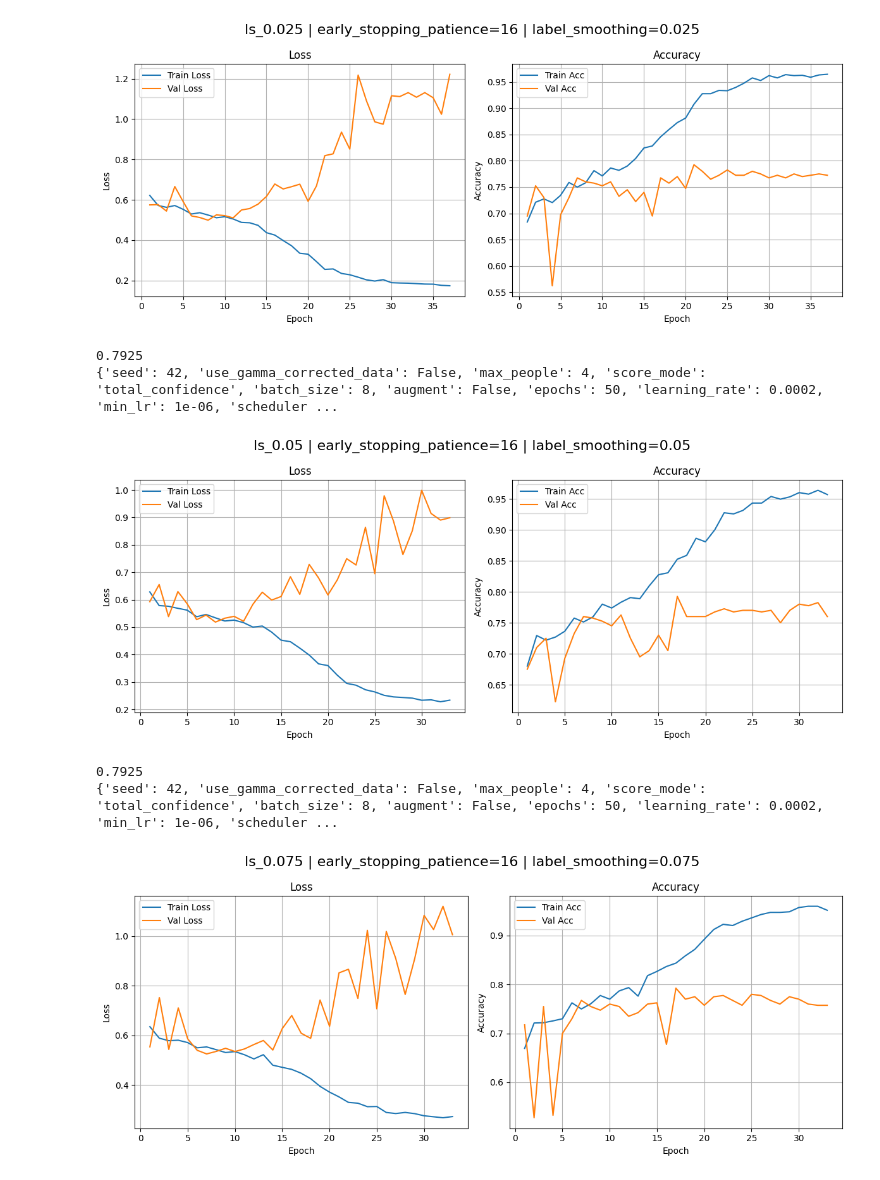
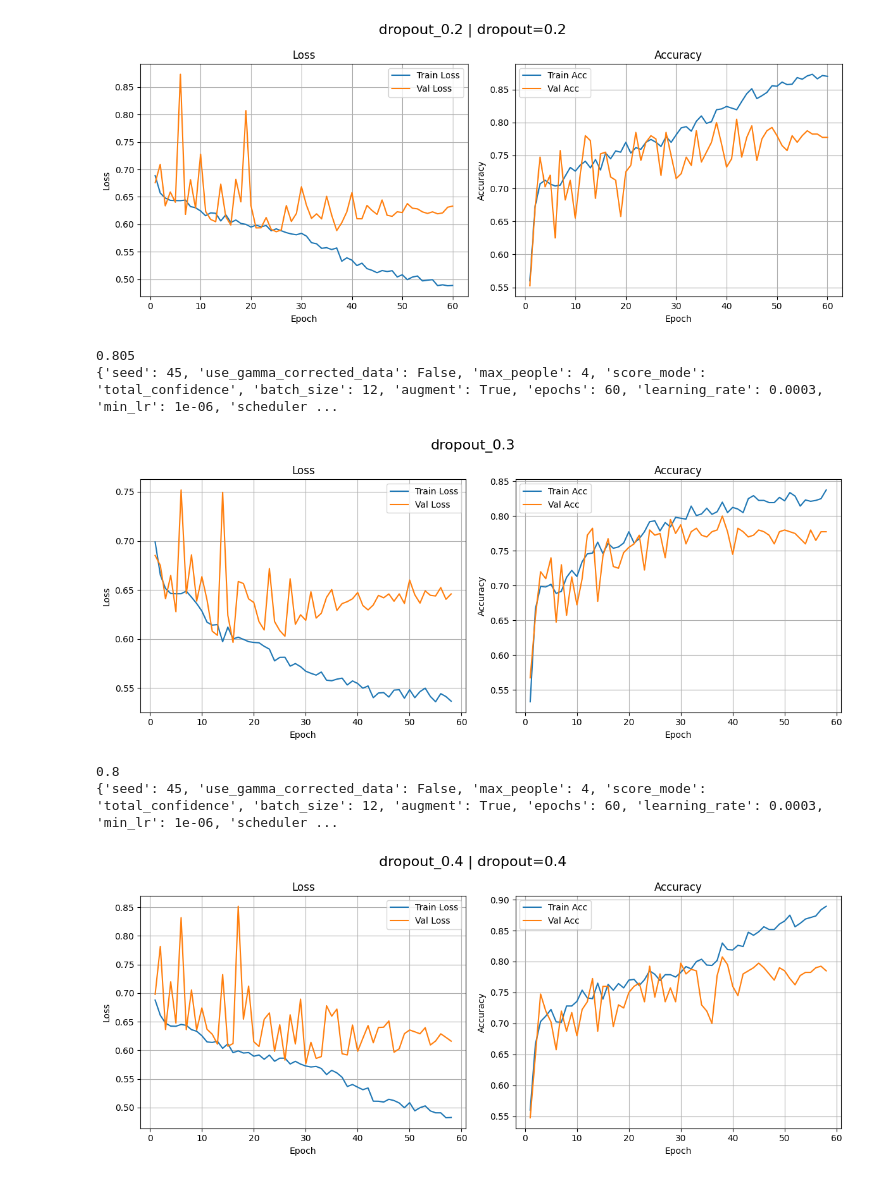
Before and after one commit to maxim-pre/violence-detection-dissertation, a Jupyter notebook: notebooks/06-gridsearch_results.ipynb, the cells around one changed output. Drawn from its saved outputs; the diff is of its cells as text; code cells hidden in the pictures.

```diff
--- a/notebooks/06-gridsearch_results.ipynb
+++ b/notebooks/06-gridsearch_results.ipynb
@@ -11,8 +11,8 @@ from pathlib import Path
 import matplotlib.pyplot as plt
 # %%
 # cnn_lstm
-experiment_root = CHECKPOINT_DIR / "CNN_LSTM_V3" / "grid_search_10"
 experiment_root = CHECKPOINT_DIR / "CNN_LSTM_V4" / "final_systematic_search"
+experiment_root = CHECKPOINT_DIR / "CNN_LSTM_V4" / "test_pooling_modes"
 
 default_config = DEFAULT_TRAINING_PARAMS_V4
 # %%
@@ -107,13 +107,9 @@ plot_grid_search_results(experiment_root, default_config=default_config)
 # stgcn
 
 experiment_root = CHECKPOINT_DIR / "STGCN_V2" / "initial_search"
-experiment_root = CHECKPOINT_DIR / "STGCN_V2" / "baseline"
 experiment_root = CHECKPOINT_DIR / "STGCN_V1" / "learning_rate_increased_ES"
-experiment_root = CHECKPOINT_DIR / "STGCN_V1" / "test_label_smoothing"
-
-
-
-
+experiment_root = CHECKPOINT_DIR / "STGCN_V1" / "final_test_batch_size"
+experiment_root = CHECKPOINT_DIR / "STGCN_V1" / "final_test_dropout"
 
 default_config = DEFAULT_STGCN_PARAMS_V1
 
@@ -125,7 +121,7 @@ plot_grid_search_results(experiment_root, default_config=default_config)
-[figure, old version]
+[figure, new version]
-0.7925
-{'seed': 42, 'use_gamma_corrected_data': False, 'max_people': 4, 'score_mode': 'total_confidence', 'batch_size': 8, 'augment': False, 'epochs': 50, 'learning_rate': 0.0002, 'min_lr': 1e-06, 'scheduler ...
+0.805
+{'seed': 45, 'use_gamma_corrected_data': False, 'max_people': 4, 'score_mode': 'total_confidence', 'batch_size': 12, 'augment': True, 'epochs': 60, 'learning_rate': 0.0003, 'min_lr': 1e-06, 'scheduler ...
-[figure, old version]
+[figure, new version]
-0.7925
-{'seed': 42, 'use_gamma_corrected_data': False, 'max_people': 4, 'score_mode': 'total_confidence', 'batch_size': 8, 'augment': False, 'epochs': 50, 'learning_rate': 0.0002, 'min_lr': 1e-06, 'scheduler ...
+0.8
+{'seed': 45, 'use_gamma_corrected_data': False, 'max_people': 4, 'score_mode': 'total_confidence', 'batch_size': 12, 'augment': True, 'epochs': 60, 'learning_rate': 0.0003, 'min_lr': 1e-06, 'scheduler ...
-[figure, old version]
+[figure, new version]
```
Also changed, not shown: parts of 1 cell of this notebook, 10 other files.
